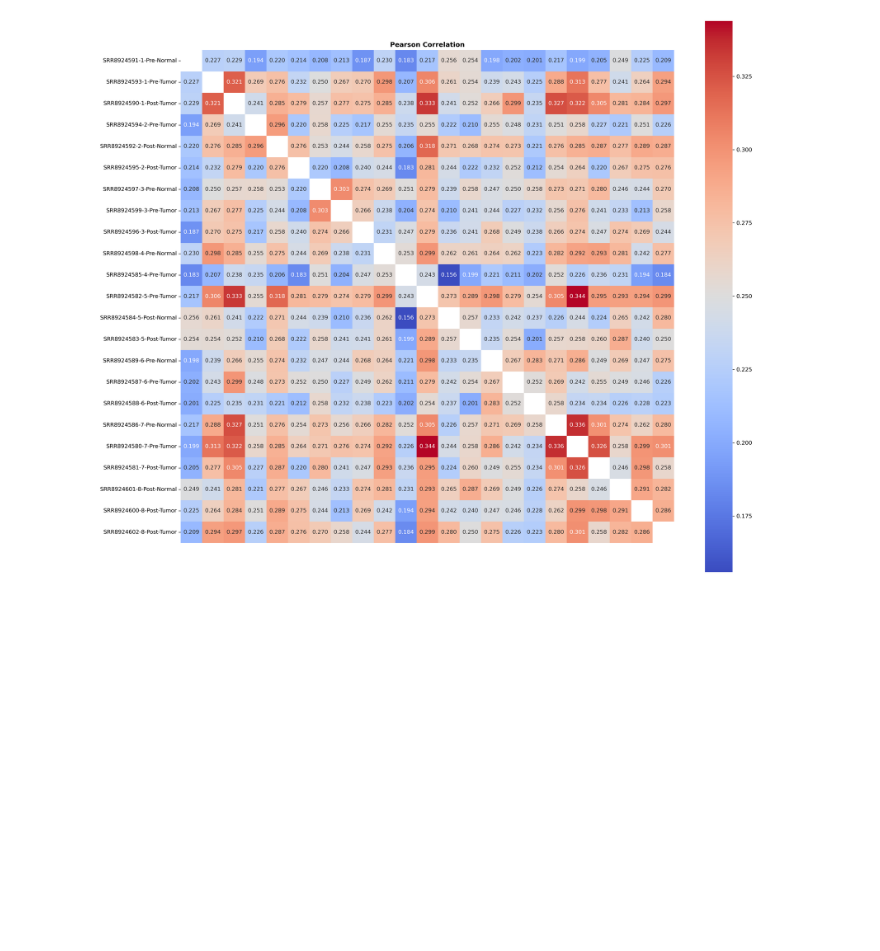
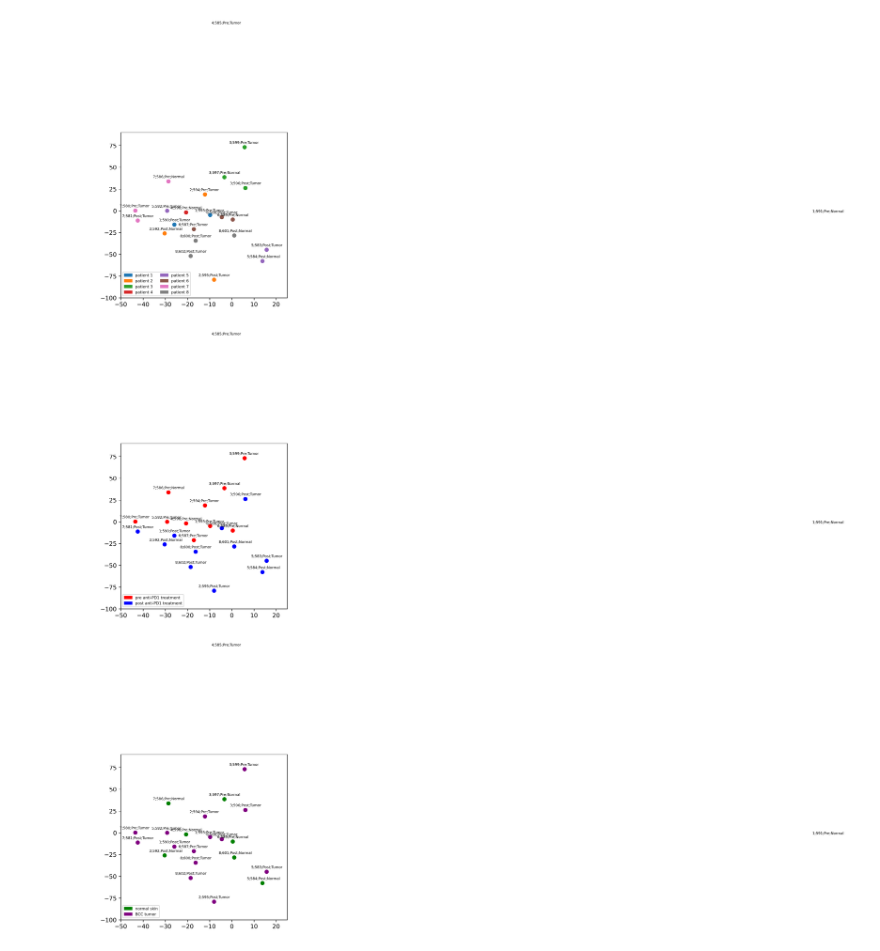
Before and after one commit to tianrui-qi/SIP-DB2, a Jupyter notebook: main.ipynb, the cells around one changed output. Cells and saved outputs as stored; diff of their text form; code cells hidden in the pictures; blank space fills up the shorter version.

```diff
--- a/main.ipynb
+++ b/main.ipynb
@@ -81,0 +179,8 @@ pca = np.array([pca_reducer.transform(embd[run]) for run in runs]).squeeze()
+# %%
+temp = pca_2_stanford[:, :4]
+print(temp.shape)
+profile_stanford["PCA1"] = temp[:, 0]
+profile_stanford["PCA2"] = temp[:, 1]
+profile_stanford["PCA3"] = temp[:, 2]
+profile_stanford["PCA4"] = temp[:, 3]
+profile_stanford.to_csv("data/stanford/pca.csv", index=False)
@@ -82,16 +251,79 @@ pca = np.array([pca_reducer.transform(embd[run]) for run in runs]).squeeze()
+# %%
+""" plot scatter of PCA1 and PCA2 of all runs """
+
+fontsize=6
+
+labels_stanford = []
+for run in profile_stanford["Run"]:
+    id, isolate, treatment, tissue = profile_stanford[profile_stanford["Run"] == run].iloc[0]
+    id = id[7:]
+    treatment = "Pre" if treatment == 0 else "Post"
+    tissue = "Normal" if "normal" in tissue else "Tumor"
+    labels_stanford.append(f"{isolate};{id};{treatment};{tissue}")
+
+# color by isolate
+plt.figure(figsize=(5, 5), dpi=300)
+colors = [f"C{i}" for i in range(8)]
+plt.scatter(pca_2_stanford[:, 0], pca_2_stanford[:, 1], c=[colors[profile_stanford[profile_stanford["Run"] == run].iloc[0]["Isolate"]-1] for run in profile_stanford["Run"]])
+for i in range(len(profile_stanford)):
+    plt.text(pca_2_stanford[i, 0]-7, pca_2_stanford[i, 1]+4, labels_stanford[i], fontsize=fontsize)
+plt.legend(
+    handles=[
+        matplotlib.patches.Patch(color=colors[i], label=f"patient {i+1}") for i in range(8)
+    ], loc="lower left", ncol=2, fontsize=fontsize+0.5
+)
+plt.xlim(-50, 25)
+plt.ylim(-100, 90)
+plt.show()
+# color by treatment
+plt.figure(figsize=(5, 5), dpi=300)
+colors = ["red" if profile_stanford[profile_stanford["Run"] == run].iloc[0]["Treatment"] == 0 else "blue" for run in profile_stanford["Run"]]
+plt.scatter(pca_2_stanford[:, 0], pca_2_stanford[:, 1], c=colors)
+for i in range(len(profile_stanford)):
+    plt.text(pca_2_stanford[i, 0]-7, pca_2_stanford[i, 1]+4, labels_stanford[i], fontsize=fontsize)
+plt.legend(
+    handles=[
+        matplotlib.patches.Patch(color="r", label="pre anti-PD1 treatment"),
+        matplotlib.patches.Patch(color="b", label="post anti-PD1 treatment")
+    ], loc="lower left", ncol=1, fontsize=fontsize+0.5
+)
+plt.xlim(-50, 25)
+plt.ylim(-100, 90)
+plt.show()
+# color by tissue
+plt.figure(figsize=(5, 5), dpi=300)
+colors = ["green" if "normal" in profile_stanford[profile_stanford["Run"] == run].iloc[0]["Tissue"] else "purple" for run in profile_stanford["Run"]]
+plt.scatter(pca_2_stanford[:, 0], pca_2_stanford[:, 1], c=colors)
+for i in range(len(profile_stanford)):
+    plt.text(pca_2_stanford[i, 0]-7, pca_2_stanford[i, 1]+4, labels_stanford[i], fontsize=fontsize)
+plt.legend(
+    handles=[
+        matplotlib.patches.Patch(color="g", label="normal skin"),
+        matplotlib.patches.Patch(color="purple", label="BCC tumor")
+    ], loc="lower left", ncol=1, fontsize=fontsize+0.5
+)
+plt.xlim(-50, 25)
+plt.ylim(-100, 90)
+plt.show()
+# %% [output]
+[figure, added]
+[figure, added]
+[figure, added]
 # %%
 """ plot correlation heat map of runs for selected pos"""
 
-runs = profile["Run"].to_list()
+# TODO: clusting of heat map
+
+runs = profile_stanford["Run"]["Run"].to_list()
 
 # calculate the correlation between each pair of runs
-heat_map = pearsonCorrelation(pca, pca)     # [len(runs), len(runs)]
+heat_map = pearsonCorrelation(pca_1, pca_1)     # [len(runs), len(runs)]
 for i in range(len(heat_map)): heat_map[i, i] = np.nan
 
 # plot the heat map 6*6
 labels = []
 for run in runs:
-    id, isolate, treatment, tissue = profile[profile["Run"] == run].iloc[0]
+    id, isolate, treatment, tissue = profile_stanford["Run"][profile_stanford["Run"]["Run"] == run].iloc[0]
     labels.append("{}-{}-{}-{}".format(
             id, isolate,
             "Pre" if treatment == 0 else "Post",
@@ -104,5 +336,3 @@ sns.heatmap(
 )
 plt.title("Pearson Correlation", fontweight='bold')
 plt.show()
-# %% [output]
-[figure, removed]
```
Also changed, not shown: parts of 11 cells of this notebook, 1 other file.
